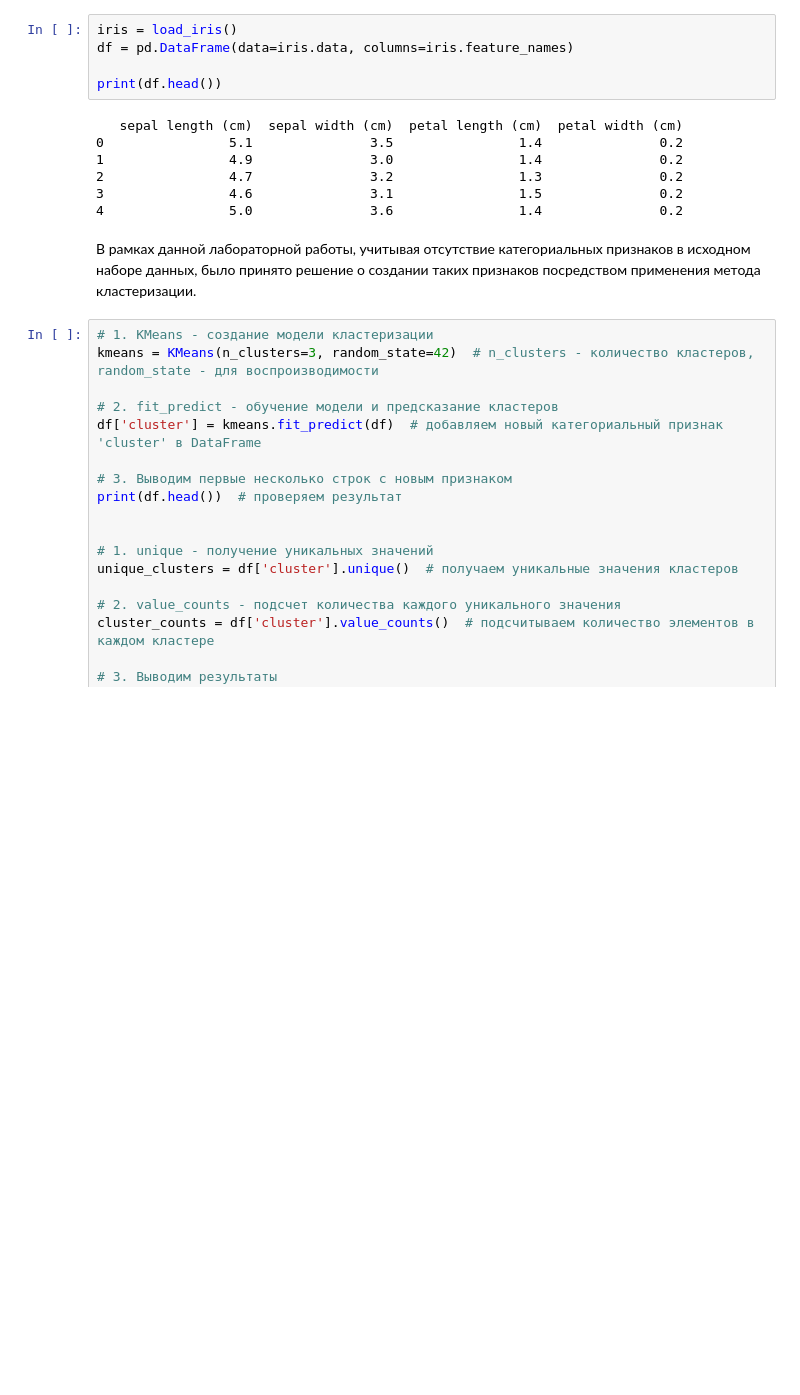
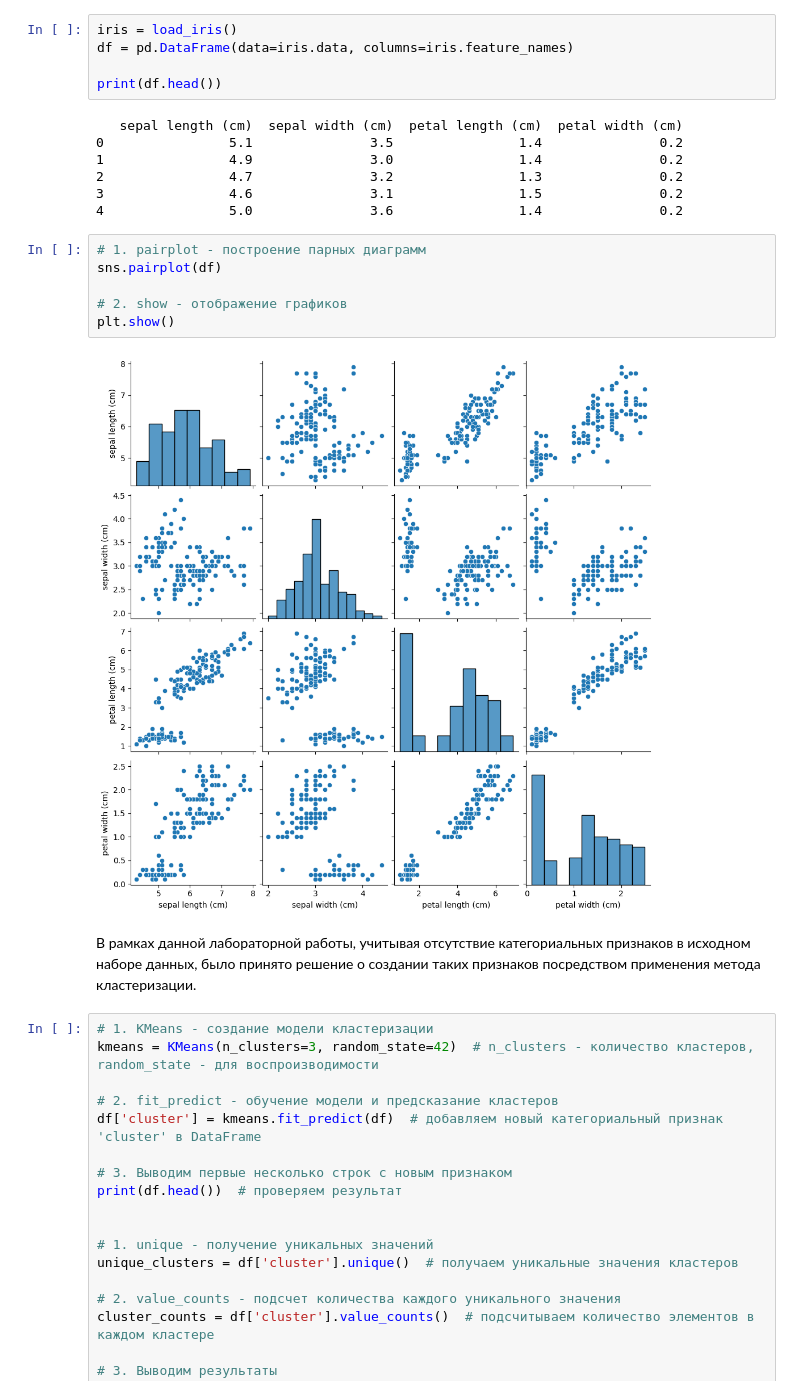
Before and after one commit to lans32/ML_study, a Jupyter notebook: RK1.ipynb, the cells around one changed output. Cells and saved outputs as stored; diff of their text form; blank space fills up the shorter version.

```diff
--- a/RK1.ipynb
+++ b/RK1.ipynb
@@ -24,6 +27,14 @@ print(df.head())
 2                4.7               3.2                1.3               0.2
 3                4.6               3.1                1.5               0.2
 4                5.0               3.6                1.4               0.2
+# %%
+# 1. pairplot - построение парных диаграмм
+sns.pairplot(df)
+
+# 2. show - отображение графиков
+plt.show()
+# %% [output]
+[figure, added]
 # %% [markdown]
 В рамках данной лабораторной работы, учитывая отсутствие категориальных признаков в исходном наборе данных, было принято решение о создании таких признаков посредством применения метода кластеризации.
 # %%
```
Also changed, not shown: parts of 1 cell of this notebook, 2 other files.
